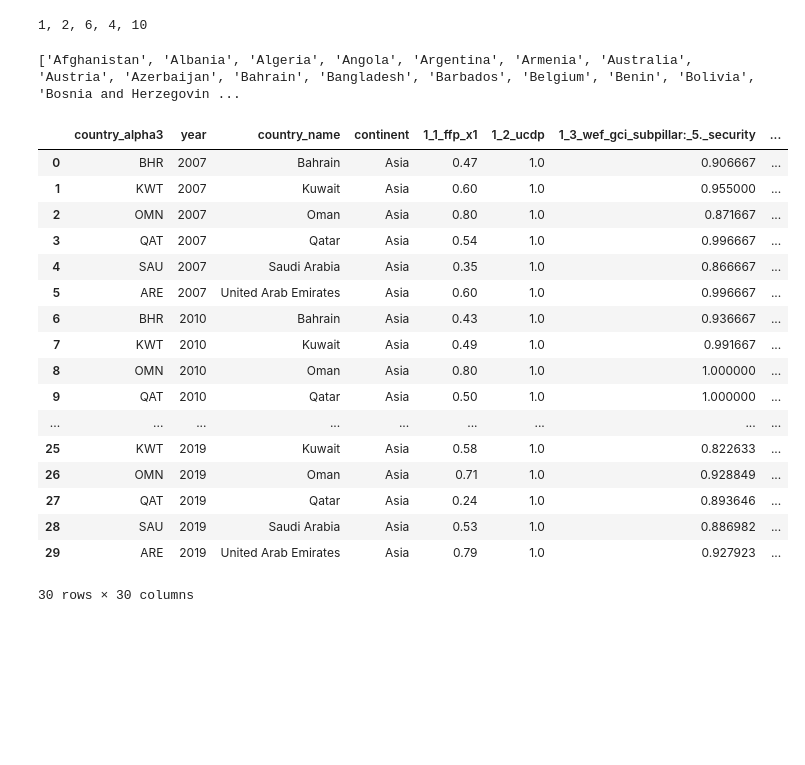
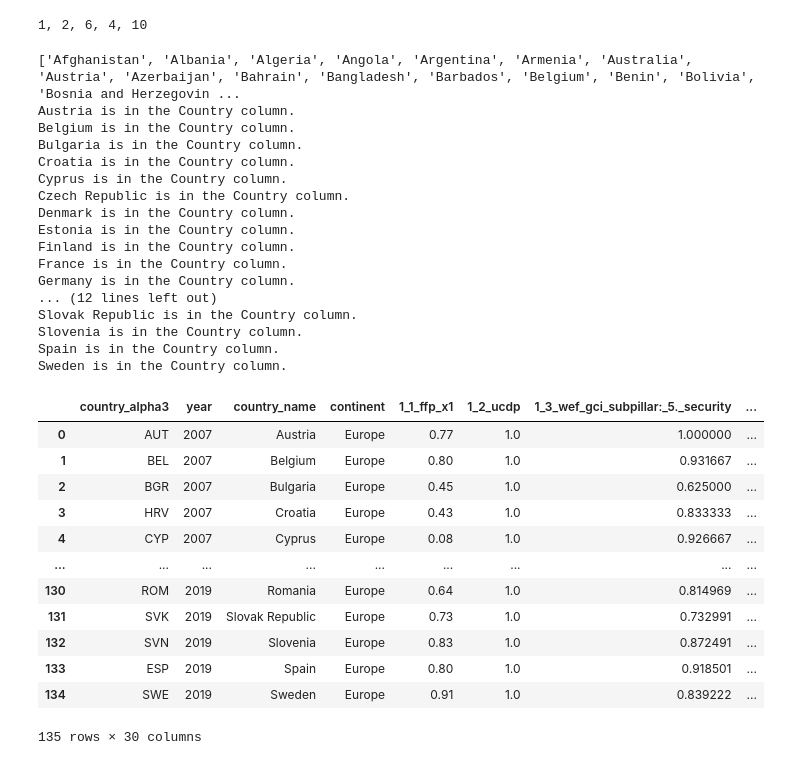
Before and after one commit to sergeimolinari/IDOS-PPP, a Jupyter notebook: src/idos_ppp/data_management/try.ipynb, the cells around one changed output. Cells and saved outputs as stored; diff of their text form; code cells hidden in the pictures; blank space fills up the shorter version.

```diff
--- a/src/idos_ppp/data_management/try.ipynb
+++ b/src/idos_ppp/data_management/try.ipynb
@@ -299,29 +300,47 @@ df.to_csv(csv_file_path)
 
 # Display the DataFrame
 print(list(df["country_name"]))
+
+
+for country in european_union:
+    if country in df['country_name'].values:
+        print(f"{country} is in the Country column.")
+    else:
+        print(f"{country} is not in the Country column.")
 # %% [output]
 ['Afghanistan', 'Albania', 'Algeria', 'Angola', 'Argentina', 'Armenia', 'Australia', 'Austria', 'Azerbaijan', 'Bahrain', 'Bangladesh', 'Barbados', 'Belgium', 'Benin', 'Bolivia', 'Bosnia and Herzegovin ...
+Austria is in the Country column.
+Belgium is in the Country column.
+Bulgaria is in the Country column.
+Croatia is in the Country column.
+Cyprus is in the Country column.
+Czech Republic is in the Country column.
+Denmark is in the Country column.
+Estonia is in the Country column.
+Finland is in the Country column.
+France is in the Country column.
+Germany is in the Country column.
+... (12 lines left out)
+Slovak Republic is in the Country column.
+Slovenia is in the Country column.
+Spain is in the Country column.
+Sweden is in the Country column.
 # %%
 # Display the DataFrames
 output_dir = BLD / "analysis"
-gcc_high_income_countries_data = pd.read_csv(output_dir / "gcc_high_income_countries_data.csv")
-gcc_high_income_countries_data
+european_union_countries_data = pd.read_csv(output_dir / "european_union_countries_data.csv")
+european_union_countries_data
 # %% [output]
 |  | country_alpha3 | year | country_name | continent | 1_1_ffp_x1 | 1_2_ucdp | 1_3_wef_gci_subpillar:_5._security | ... |
-| 0 | BHR | 2007 | Bahrain | Asia | 0.47 | 1.0 | 0.906667 | ... |
-| 1 | KWT | 2007 | Kuwait | Asia | 0.60 | 1.0 | 0.955000 | ... |
-| 2 | OMN | 2007 | Oman | Asia | 0.80 | 1.0 | 0.871667 | ... |
-| 3 | QAT | 2007 | Qatar | Asia | 0.54 | 1.0 | 0.996667 | ... |
-| 4 | SAU | 2007 | Saudi Arabia | Asia | 0.35 | 1.0 | 0.866667 | ... |
-| 5 | ARE | 2007 | United Arab Emirates | Asia | 0.60 | 1.0 | 0.996667 | ... |
-| 6 | BHR | 2010 | Bahrain | Asia | 0.43 | 1.0 | 0.936667 | ... |
-| 7 | KWT | 2010 | Kuwait | Asia | 0.49 | 1.0 | 0.991667 | ... |
-| 8 | OMN | 2010 | Oman | Asia | 0.80 | 1.0 | 1.000000 | ... |
-| 9 | QAT | 2010 | Qatar | Asia | 0.50 | 1.0 | 1.000000 | ... |
+| 0 | AUT | 2007 | Austria | Europe | 0.77 | 1.0 | 1.000000 | ... |
+| 1 | BEL | 2007 | Belgium | Europe | 0.80 | 1.0 | 0.931667 | ... |
+| 2 | BGR | 2007 | Bulgaria | Europe | 0.45 | 1.0 | 0.625000 | ... |
+| 3 | HRV | 2007 | Croatia | Europe | 0.43 | 1.0 | 0.833333 | ... |
+| 4 | CYP | 2007 | Cyprus | Europe | 0.08 | 1.0 | 0.926667 | ... |
 | ... | ... | ... | ... | ... | ... | ... | ... | ... |
-| 25 | KWT | 2019 | Kuwait | Asia | 0.58 | 1.0 | 0.822633 | ... |
-| 26 | OMN | 2019 | Oman | Asia | 0.71 | 1.0 | 0.928849 | ... |
-| 27 | QAT | 2019 | Qatar | Asia | 0.24 | 1.0 | 0.893646 | ... |
-| 28 | SAU | 2019 | Saudi Arabia | Asia | 0.53 | 1.0 | 0.886982 | ... |
-| 29 | ARE | 2019 | United Arab Emirates | Asia | 0.79 | 1.0 | 0.927923 | ... |
+| 130 | ROM | 2019 | Romania | Europe | 0.64 | 1.0 | 0.814969 | ... |
+| 131 | SVK | 2019 | Slovak Republic | Europe | 0.73 | 1.0 | 0.732991 | ... |
+| 132 | SVN | 2019 | Slovenia | Europe | 0.83 | 1.0 | 0.872491 | ... |
+| 133 | ESP | 2019 | Spain | Europe | 0.80 | 1.0 | 0.918501 | ... |
+| 134 | SWE | 2019 | Sweden | Europe | 0.91 | 1.0 | 0.839222 | ... |
-30 rows × 30 columns
+135 rows × 30 columns
```
Also changed, not shown: parts of 3 cells of this notebook, 2 other files.
